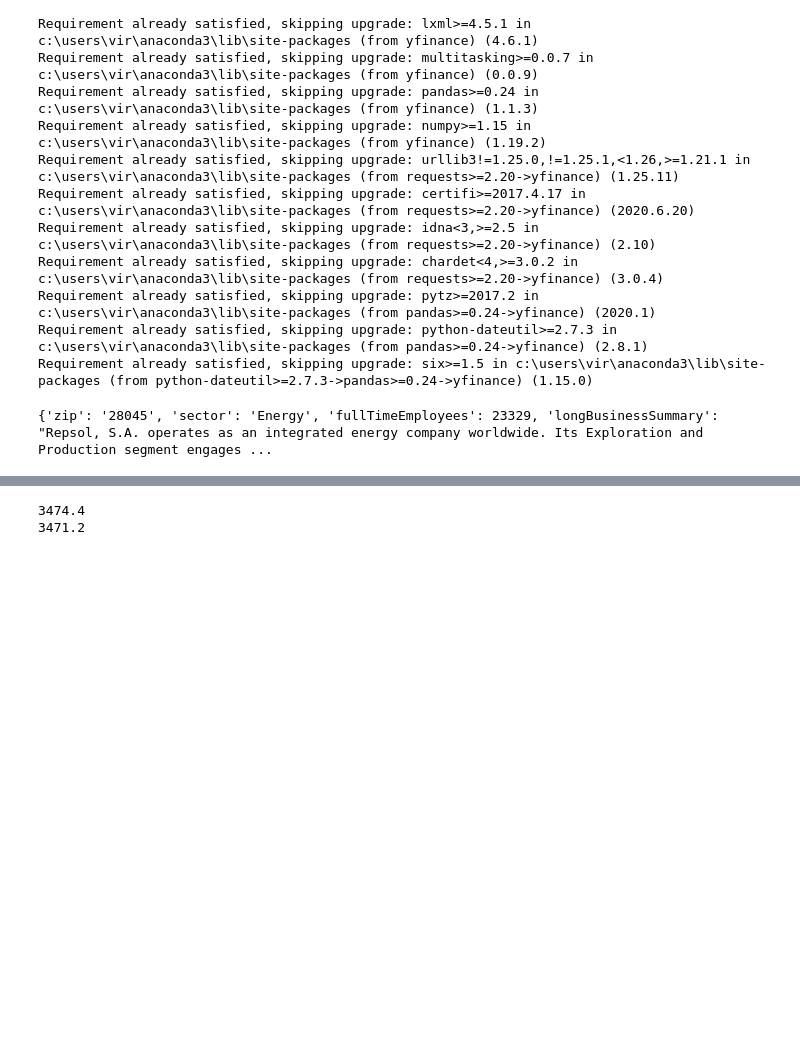
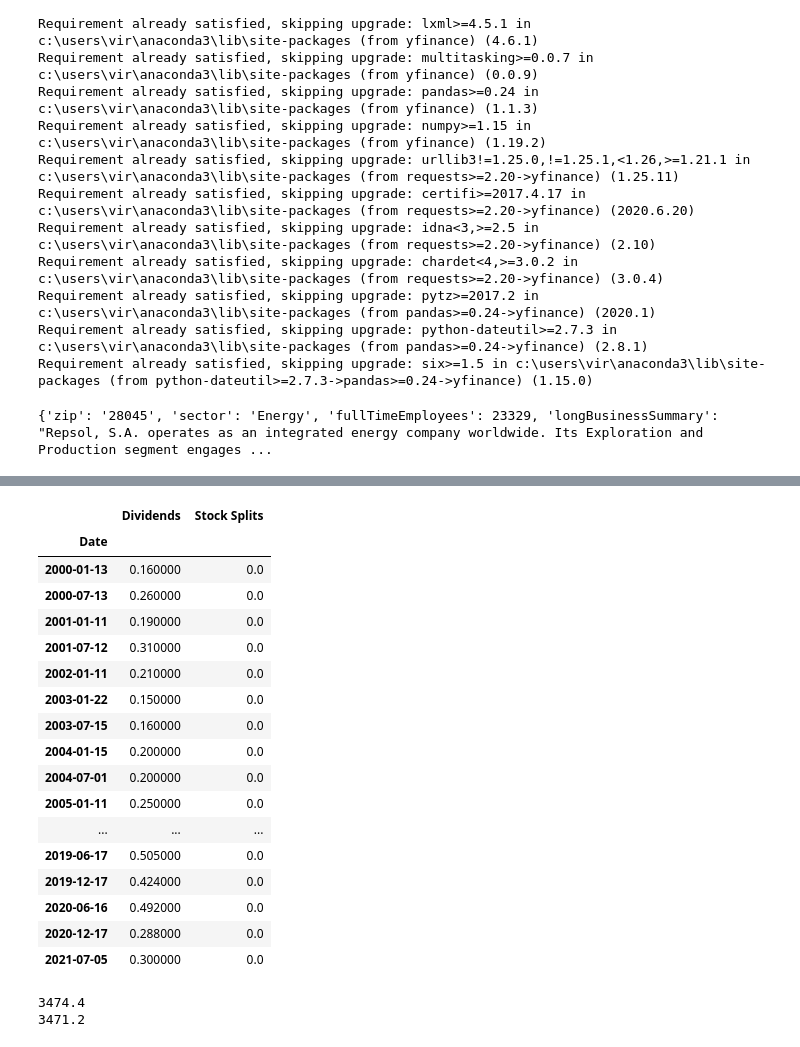
Before and after one commit to Virzlauvinen/Repo-Paralelo-de-PP, a Jupyter notebook: Yfinance Obtener cotizaciones.ipynb, the cells around one changed output, grey strips where cells are left out. Saved outputs shown, nothing was run; the diff lists cells and outputs as text; code cells hidden in the pictures; blank space fills up the shorter version.

```diff
--- a/Yfinance Obtener cotizaciones.ipynb
+++ b/Yfinance Obtener cotizaciones.ipynb
@@ -27,9 +45,14 @@ Requirement already satisfied, skipping upgrade: python-dateutil>=2.7.3 in c:\us
 Requirement already satisfied, skipping upgrade: six>=1.5 in c:\users\vir\anaconda3\lib\site-packages (from python-dateutil>=2.7.3->pandas>=0.24->yfinance) (1.15.0)
 # %%
 import yfinance as yf
+#from pandas_datareader import data as pdr
 
-Amazon = yf.Ticker("REP.MC")
-print(Amazon.info)
+
+repsol = yf.Ticker("REP.MC")
+
+#data = yf.download("SPY AAPL", start="2017-01-01")
+#data2 = pdr.get_data_yahoo("SPY AAPL", start="2017-01-01")
+print(repsol.info)
 #outcome {'zip': '98109-5210', 'sector': 'Consumer Cyclical', segments: North America, International, and Amazon Web Services (AWS). It sells ...'website': 'http://www.amazon.com', 'maxAge': 1, 'averageVolume': 4122014, 'priceToSalesTrailing12Months': 4.705928, 'dayLow': 3175, 'ask': 3267, 'ytdReturn': None, 'askSize': 900, 'volume': 5060028, 'fiftyTwoWeekHigh': 3552.25, 'forwardPE': 71.65964, 'fromCurrency': None, 'fiveYearAvgDividendYield': None, 'fiftyTwoWeekLow....}
 # %% [output]
 {'zip': '28045', 'sector': 'Energy', 'fullTimeEmployees': 23329, 'longBusinessSummary': "Repsol, S.A. operates as an integrated energy company worldwide. Its Exploration and Production segment engages ...
@@ -36,3 +143,24 @@ print(Amazon.info)
+# %%
+Amazon.actions
+# %% [output]
+|  | Dividends | Stock Splits |
+| Date |  |  |
+| 2000-01-13 | 0.160000 | 0.0 |
+| 2000-07-13 | 0.260000 | 0.0 |
+| 2001-01-11 | 0.190000 | 0.0 |
+| 2001-07-12 | 0.310000 | 0.0 |
+| 2002-01-11 | 0.210000 | 0.0 |
+| 2003-01-22 | 0.150000 | 0.0 |
+| 2003-07-15 | 0.160000 | 0.0 |
+| 2004-01-15 | 0.200000 | 0.0 |
+| 2004-07-01 | 0.200000 | 0.0 |
+| 2005-01-11 | 0.250000 | 0.0 |
+| ... | ... | ... |
+| 2019-06-17 | 0.505000 | 0.0 |
+| 2019-12-17 | 0.424000 | 0.0 |
+| 2020-06-16 | 0.492000 | 0.0 |
+| 2020-12-17 | 0.288000 | 0.0 |
+| 2021-07-05 | 0.300000 | 0.0 |
 # %%
 #Obtener dato de un diccionario
 print(Amazon.info['ask']) #Precio al que compro una acción
```
Also changed, not shown: parts of 5 cells of this notebook, 2 other files.
